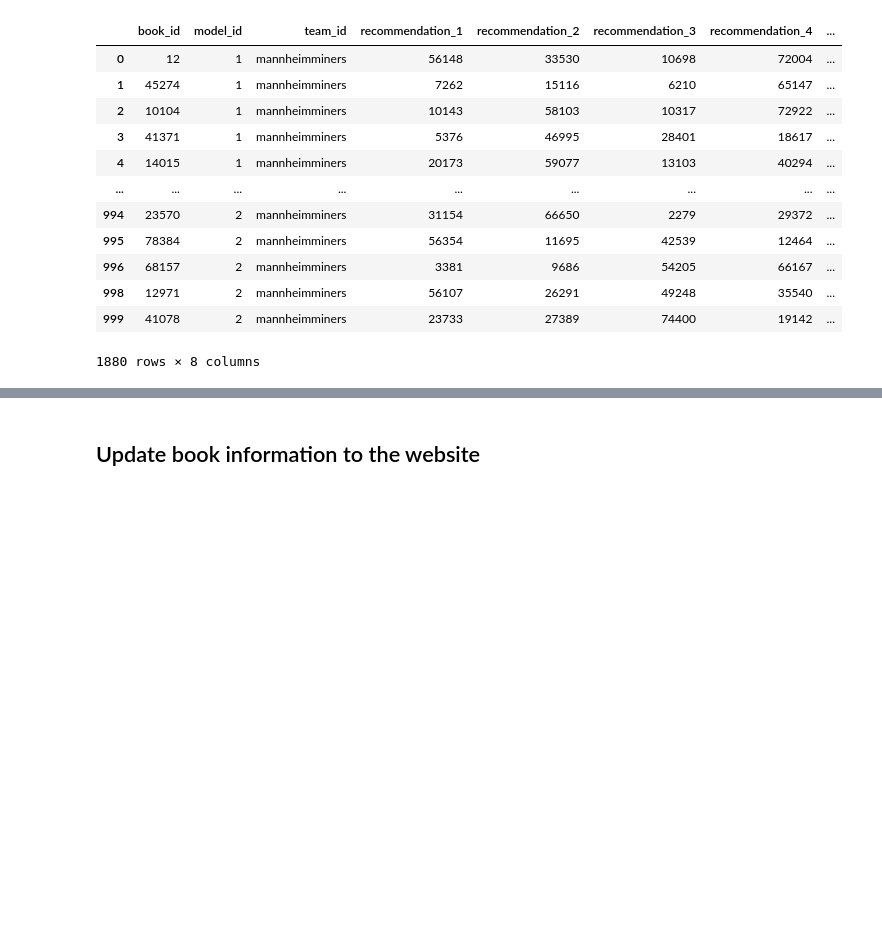
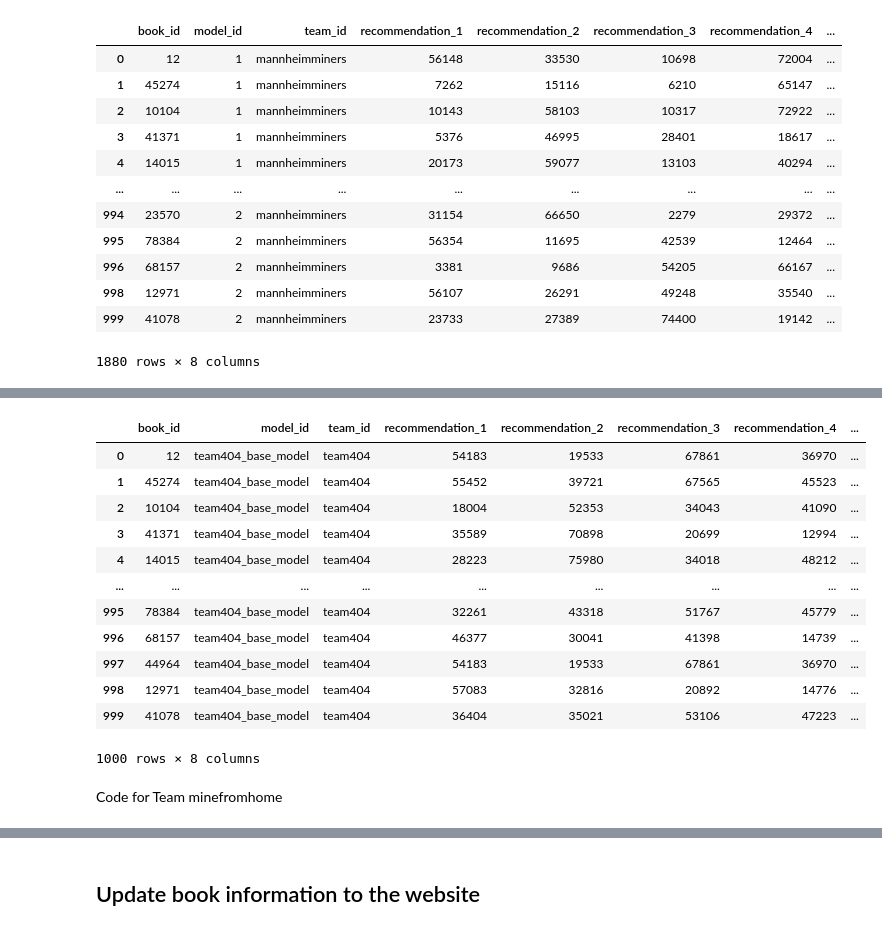
Before and after one commit to esthervogt/dmcup2021, a Jupyter notebook: notebooks/website_pipeline.ipynb, the cells around one changed output, grey strips where cells are left out. Cells and saved outputs as stored; diff of their text form; code cells hidden in the pictures; blank space fills up the shorter version.

```diff
--- a/notebooks/website_pipeline.ipynb
+++ b/notebooks/website_pipeline.ipynb
@@ -115,0 +116,29 @@ write_documents_to_collection(firestore_client, model_recommendations, collectio
+# %%
+team404_recommendations = pd.read_excel(team404_path,index_col = 0)
+# %%
+team404_recommendations.dropna(inplace=True)
+# %%
+team404_recommendations.reset_index(inplace = True)
+# %%
+team404_processed = team404_recommendations.astype({"book_id": int, "model_id": str,
+                                                                        "team_id": str, "recommendation_1":int,
+                                                                        "recommendation_2":int,
+                                                                        "recommendation_3":int,
+                                                                        "recommendation_4":int,
+                                                                        "recommendation_5":int})
+# %%
+team404_processed
+# %% [output]
+|  | book_id | model_id | team_id | recommendation_1 | recommendation_2 | recommendation_3 | recommendation_4 | ... |
+| 0 | 12 | team404_base_model | team404 | 54183 | 19533 | 67861 | 36970 | ... |
+| 1 | 45274 | team404_base_model | team404 | 55452 | 39721 | 67565 | 45523 | ... |
+| 2 | 10104 | team404_base_model | team404 | 18004 | 52353 | 34043 | 41090 | ... |
+| 3 | 41371 | team404_base_model | team404 | 35589 | 70898 | 20699 | 12994 | ... |
+| 4 | 14015 | team404_base_model | team404 | 28223 | 75980 | 34018 | 48212 | ... |
+| ... | ... | ... | ... | ... | ... | ... | ... | ... |
+| 995 | 78384 | team404_base_model | team404 | 32261 | 43318 | 51767 | 45779 | ... |
+| 996 | 68157 | team404_base_model | team404 | 46377 | 30041 | 41398 | 14739 | ... |
+| 997 | 44964 | team404_base_model | team404 | 54183 | 19533 | 67861 | 36970 | ... |
+| 998 | 12971 | team404_base_model | team404 | 57083 | 32816 | 20892 | 14776 | ... |
+| 999 | 41078 | team404_base_model | team404 | 36404 | 35021 | 53106 | 47223 | ... |
+1000 rows × 8 columns
@@ -115,0 +150,2 @@ write_documents_to_collection(firestore_client, model_recommendations, collectio
+# %% [markdown]
+Code for Team minefromhome
```
Also changed, not shown: parts of 53 cells of this notebook.
